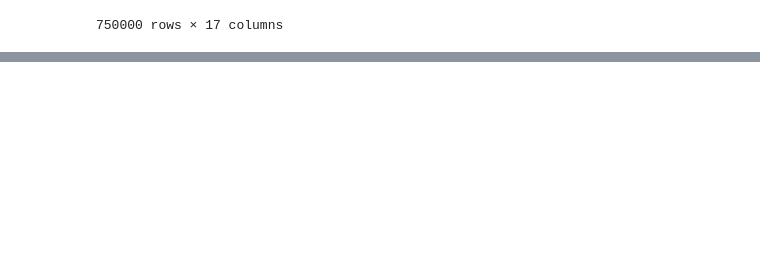
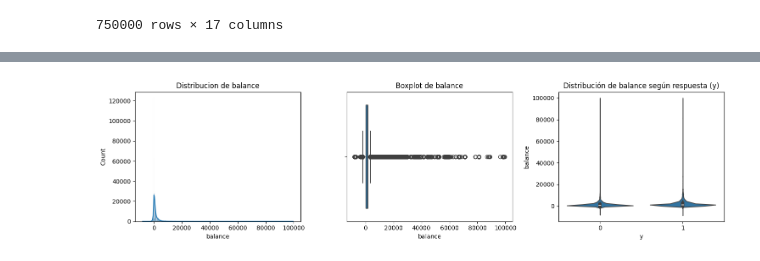
Before and after one commit to sergioroqueh/Kaggle_Binary_Classification_with_a_-Bank_Dataset, a Jupyter notebook: src/explore.ipynb, the cells around one changed output, grey strips where cells are left out. Drawn from its saved outputs; the diff is of its cells as text; code cells hidden in the pictures; blank space fills up the shorter version.

```diff
--- a/src/explore.ipynb
+++ b/src/explore.ipynb
@@ -89,0 +149,4 @@ Name: age, dtype: float64
+# %%
+num_data_plt("balance")
+# %% [output]
+[figure, added]
```
Also changed, not shown: parts of 17 cells of this notebook.
